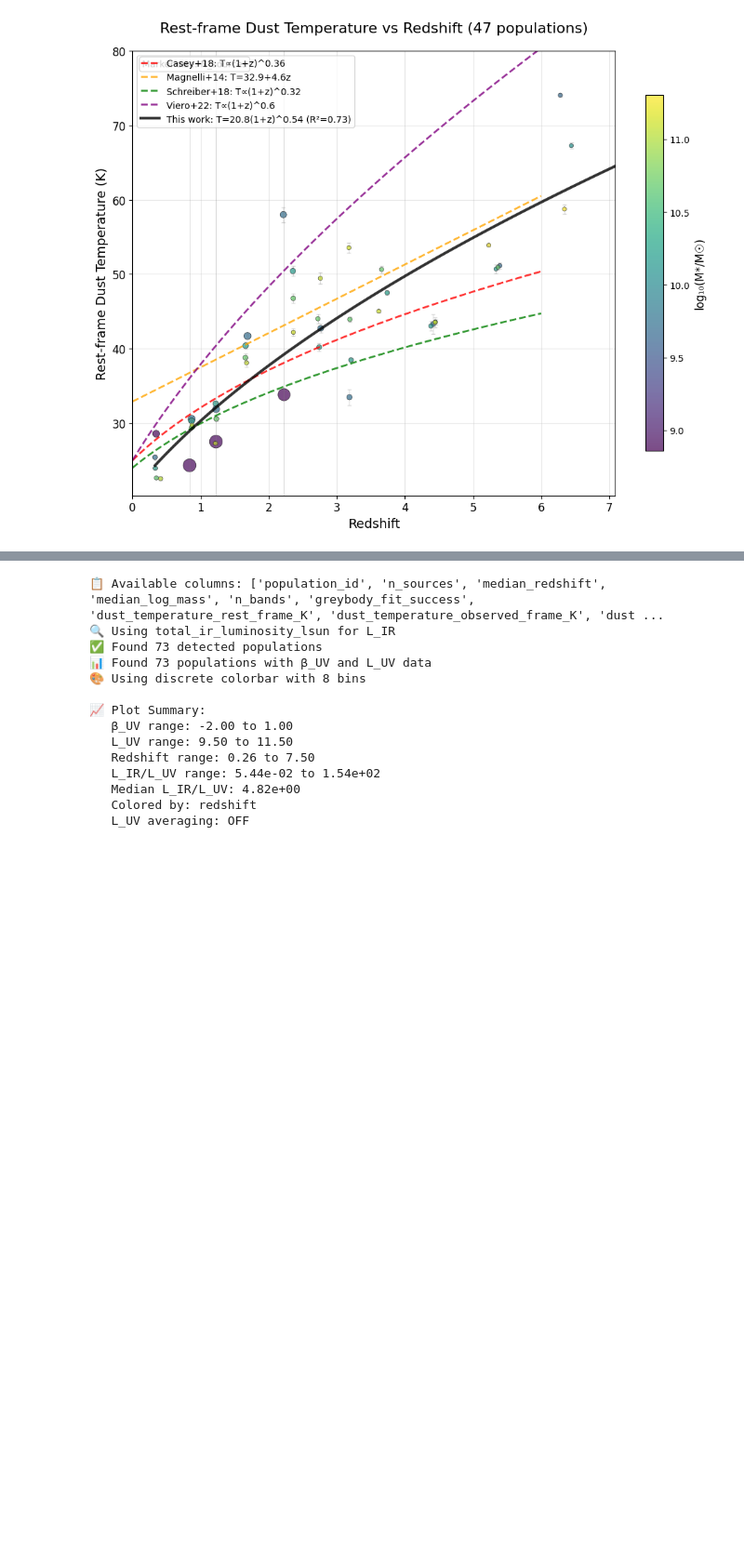
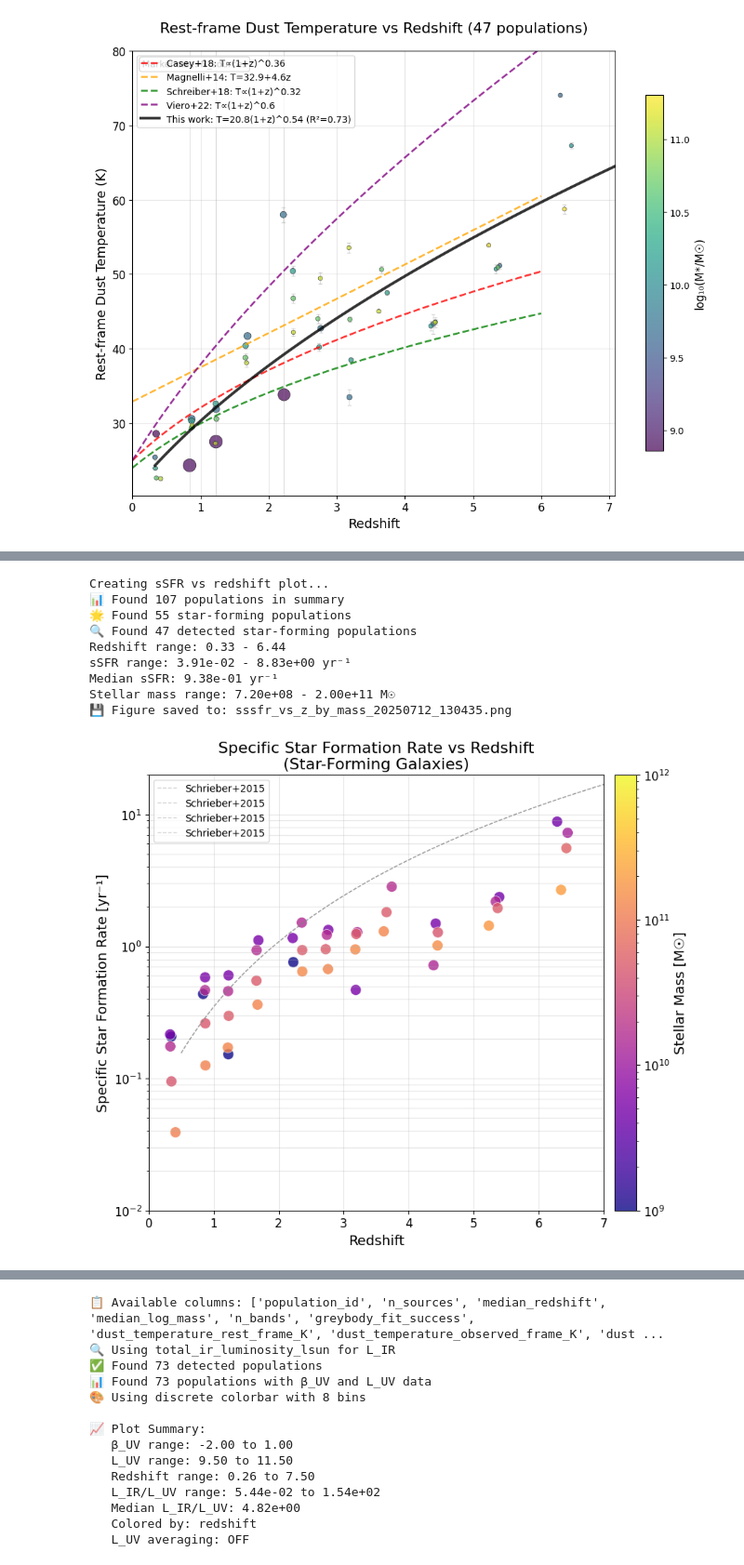
Before and after one commit to marcoviero/simstack4, a Jupyter notebook: notebooks/2025-06-20-load-json-fit-seds.ipynb, the cells around one changed output, grey strips where cells are left out. Shown at 93% size. Cells and saved outputs as stored; diff of their text form; code cells hidden in the pictures; blank space fills up the shorter version.

```diff
--- a/notebooks/2025-06-20-load-json-fit-seds.ipynb
+++ b/notebooks/2025-06-20-load-json-fit-seds.ipynb
@@ -1417,0 +1605,22 @@ fig3, df = create_temperature_evolution_plot(wrapper,
+# %%
+# Plot sSFR vs redshift
+print("\nCreating sSFR vs redshift plot...")
+fig2, ax2 = plot_sfr_vs_redshift_by_mass(
+    wrapper,
+    save_path=f'ssfr_vs_z_by_mass_{file_date}.png',
+    figsize=(10, 8),
+    plot_specific_sfr=True
+)
+
+plt.show()
+# %% [output]
+Creating sSFR vs redshift plot...
+📊 Found 107 populations in summary
+🌟 Found 55 star-forming populations
+🔍 Found 47 detected star-forming populations
+Redshift range: 0.33 - 6.44
+sSFR range: 3.91e-02 - 8.83e+00 yr⁻¹
+Median sSFR: 9.38e-01 yr⁻¹
+Stellar mass range: 7.20e+08 - 2.00e+11 M☉
+💾 Figure saved to: sssfr_vs_z_by_mass_20250712_130435.png
+[figure, added]
```
Also changed, not shown: parts of 14 cells of this notebook.
